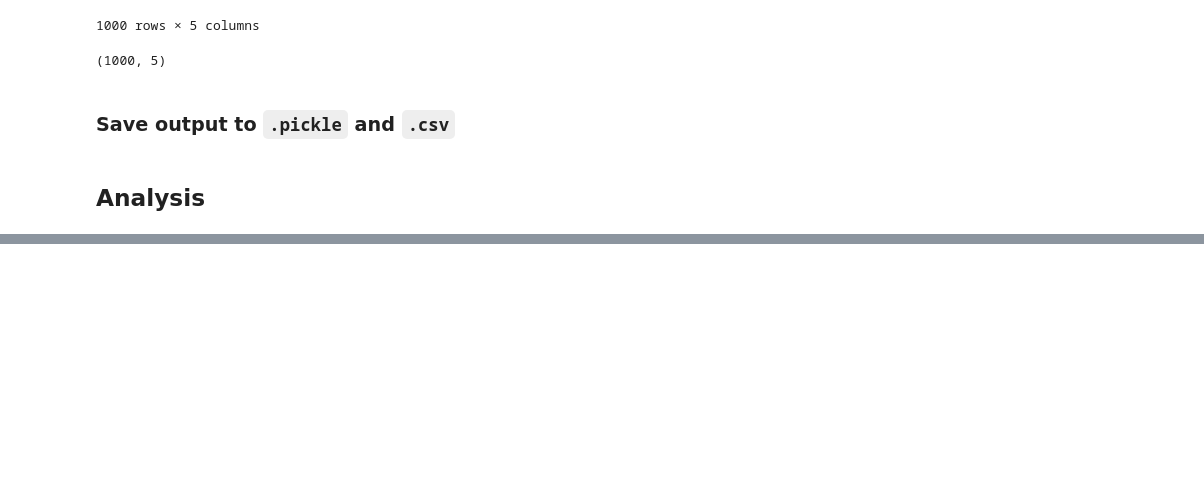
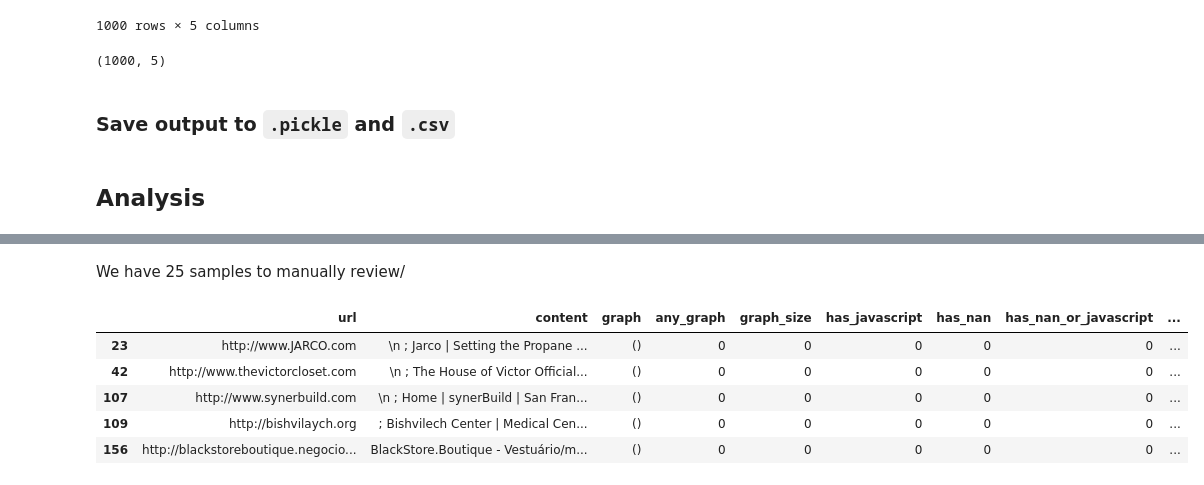
Before and after one commit to AnasAito/Web-segmenter, a Jupyter notebook: analysis_success_rate.ipynb, the cells around one changed output, grey strips where cells are left out. Saved outputs shown, nothing was run; the diff lists cells and outputs as text; code cells hidden in the pictures; blank space fills up the shorter version.

```diff
--- a/analysis_success_rate.ipynb
+++ b/analysis_success_rate.ipynb
@@ -121,0 +186,11 @@ pdf = pickle.load(open('PE_relevant_sample_2023_05_23_with_analysis.pkl'))
+# %% [markdown]
+We have 25 samples to manually review/
+# %%
+pdf[(pdf['any_graph']== 0)&(pdf['has_nan_or_javascript']== 0)&(pdf['content_length']>240)].head()
+# %% [output]
+|  | url | content | graph | any_graph | graph_size | has_javascript | has_nan | has_nan_or_javascript | ... |
+| 23 | http://www.JARCO.com | \n ; Jarco | Setting the Propane ... | () | 0 | 0 | 0 | 0 | 0 | ... |
+| 42 | http://www.thevictorcloset.com | \n ; The House of Victor Official... | () | 0 | 0 | 0 | 0 | 0 | ... |
+| 107 | http://www.synerbuild.com | \n ; Home | synerBuild | San Fran... | () | 0 | 0 | 0 | 0 | 0 | ... |
+| 109 | http://bishvilaych.org | ; Bishvilech Center | Medical Cen... | () | 0 | 0 | 0 | 0 | 0 | ... |
+| 156 | http://blackstoreboutique.negocio... | BlackStore.Boutique - Vestuário/m... | () | 0 | 0 | 0 | 0 | 0 | ... |
```
Also changed, not shown: parts of 20 cells of this notebook.
